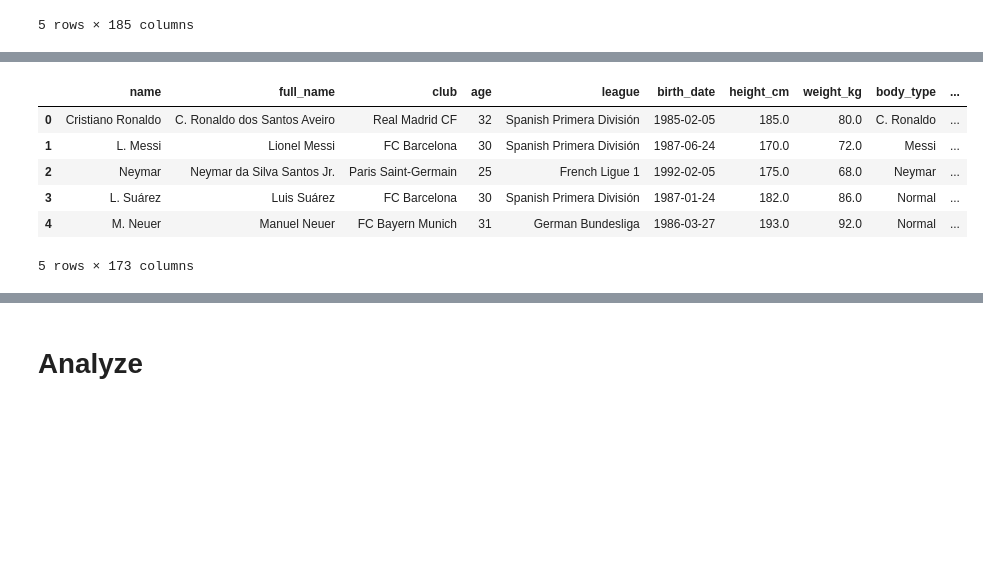
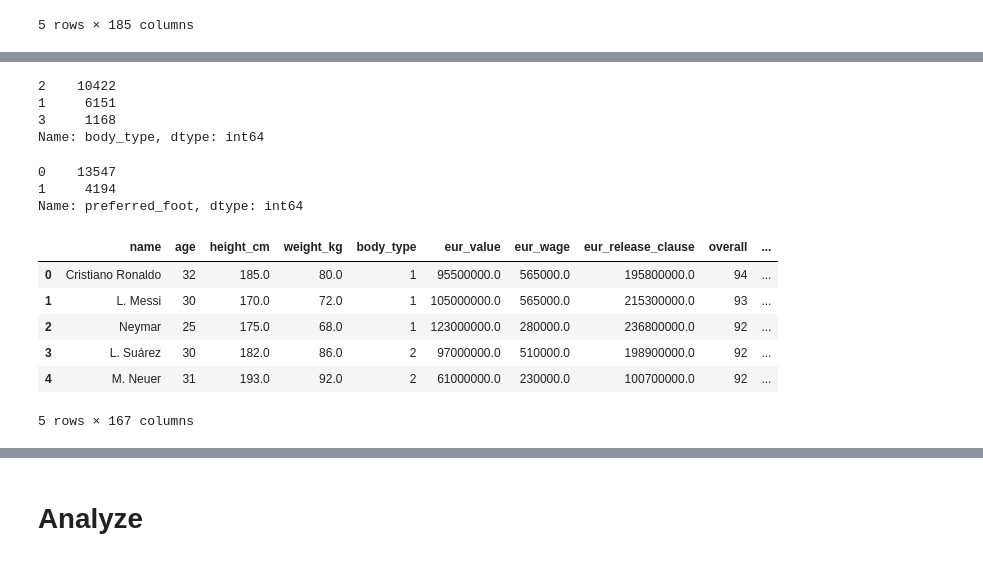
Before and after one commit to leducsang97/FIFA-18-Salary, a Jupyter notebook: Salary.ipynb, the cells around one changed output, grey strips where cells are left out. Saved outputs shown, nothing was run; the diff lists cells and outputs as text; code cells hidden in the pictures; blank space fills up the shorter version.

```diff
--- a/Salary.ipynb
+++ b/Salary.ipynb
@@ -41,11 +43,12 @@ df.head(5)
 # df.drop(['20801', '158023', '176580'], axis=0)
 
 # Drop columns.
-for i in {'ID','special','club_logo','flag','photo','real_face', 'prefers_gk'}:
-    del df[i]
+df = df.drop(['ID','special','club','club_logo','birth_date','flag','photo','real_face', 'prefers_gk', 'nationality', 'league','full_name'],axis =1)
+
 
 # Drop zero salary row.
 df = df[df['eur_wage']!=0]
+df = df[df['eur_release_clause']!=0]
 
 df.head(5)
 # %% [output]
@@ -90,22 +95,38 @@ df['work_rate_att'].value_counts()
+# %%
+# Change scale. Because Courtois, Ronaldo, Shaqiri, Akinfenwa, Messi, Neymar are all of good player, assume they are in type 1.
+df['body_type'].replace({'Lean':1,'Courtois':1,'C. Ronaldo':1,'Shaqiri':1,'Akinfenwa':1,'Messi':1,'Neymar':1,'Normal':2,'Stocky':3,},inplace = True)
+df['body_type'].value_counts()
+# %% [output]
+2    10422
+1     6151
+3     1168
+Name: body_type, dtype: int64
+# %%
+# Change scale
+df['preferred_foot'].replace({'Left':1,'Right':0},inplace = True)
+df['preferred_foot'].value_counts()
+# %% [output]
+0    13547
+1     4194
+Name: preferred_foot, dtype: int64
 # %%
 # Put gk data to gk dataframe.
 gk = df[df['gk'].notnull()]
 
 # And drop all the null columns (properties not correlated with a goal keeper salary) in gk.
 rs_column = gk.columns.get_loc("rs")
 lcb_column = gk.columns.get_loc("lcb") + 1
 gk = gk.drop(gk.columns[rs_column:lcb_column],axis=1)
 
 # Finally, we drop the gk column in the df dataframe as not gk players do not have this property.
-data = df.drop('gk',axis =1 )
-data = df.drop(['gk_diving','gk_handling','gk_kicking','gk_positioning', 'gk_reflexes'],axis =1)
+data = df.drop(['gk','gk_diving','gk_handling','gk_kicking','gk_positioning', 'gk_reflexes'],axis =1)
 data.dropna()
 data.head(5)
 # %% [output]
-|  | name | full_name | club | age | league | birth_date | height_cm | weight_kg | body_type | ... |
-| 0 | Cristiano Ronaldo | C. Ronaldo dos Santos Aveiro | Real Madrid CF | 32 | Spanish Primera División | 1985-02-05 | 185.0 | 80.0 | C. Ronaldo | ... |
-| 1 | L. Messi | Lionel Messi | FC Barcelona | 30 | Spanish Primera División | 1987-06-24 | 170.0 | 72.0 | Messi | ... |
-| 2 | Neymar | Neymar da Silva Santos Jr. | Paris Saint-Germain | 25 | French Ligue 1 | 1992-02-05 | 175.0 | 68.0 | Neymar | ... |
-| 3 | L. Suárez | Luis Suárez | FC Barcelona | 30 | Spanish Primera División | 1987-01-24 | 182.0 | 86.0 | Normal | ... |
-| 4 | M. Neuer | Manuel Neuer | FC Bayern Munich | 31 | German Bundesliga | 1986-03-27 | 193.0 | 92.0 | Normal | ... |
+|  | name | age | height_cm | weight_kg | body_type | eur_value | eur_wage | eur_release_clause | overall | ... |
+| 0 | Cristiano Ronaldo | 32 | 185.0 | 80.0 | 1 | 95500000.0 | 565000.0 | 195800000.0 | 94 | ... |
+| 1 | L. Messi | 30 | 170.0 | 72.0 | 1 | 105000000.0 | 565000.0 | 215300000.0 | 93 | ... |
+| 2 | Neymar | 25 | 175.0 | 68.0 | 1 | 123000000.0 | 280000.0 | 236800000.0 | 92 | ... |
+| 3 | L. Suárez | 30 | 182.0 | 86.0 | 2 | 97000000.0 | 510000.0 | 198900000.0 | 92 | ... |
+| 4 | M. Neuer | 31 | 193.0 | 92.0 | 2 | 61000000.0 | 230000.0 | 100700000.0 | 92 | ... |
-5 rows × 173 columns
+5 rows × 167 columns
```
Also changed, not shown: parts of 20 cells of this notebook.
